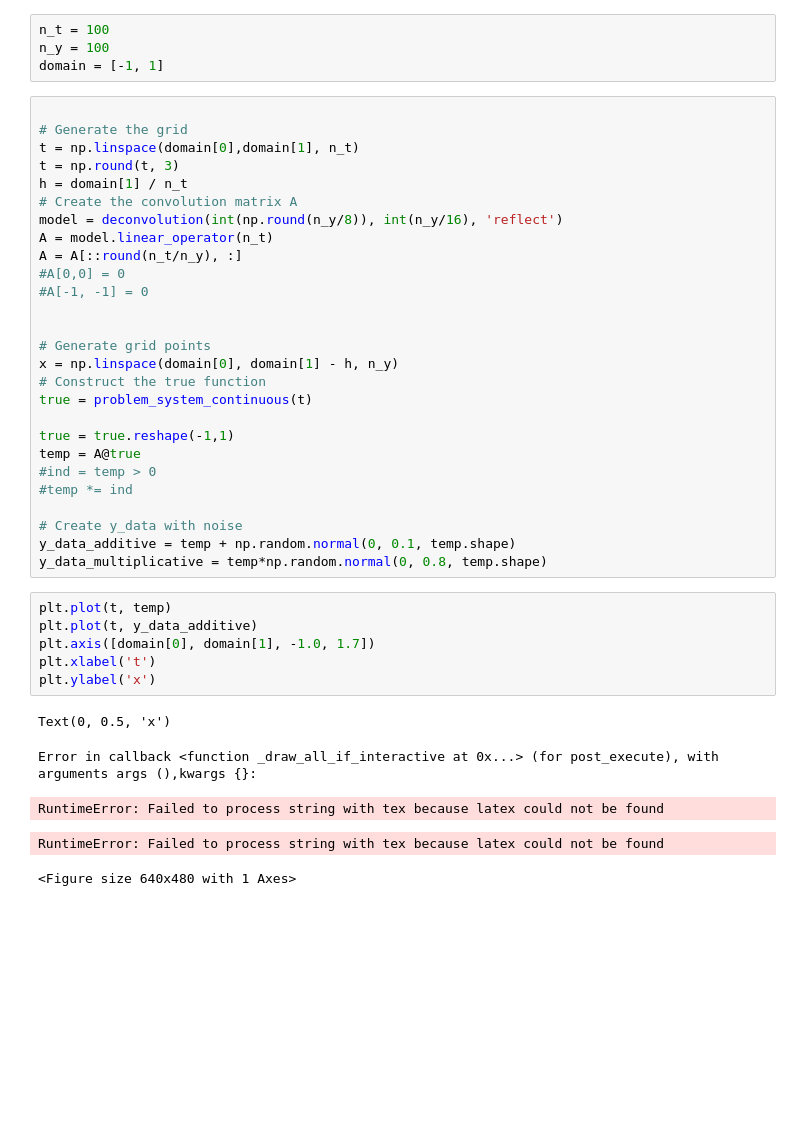
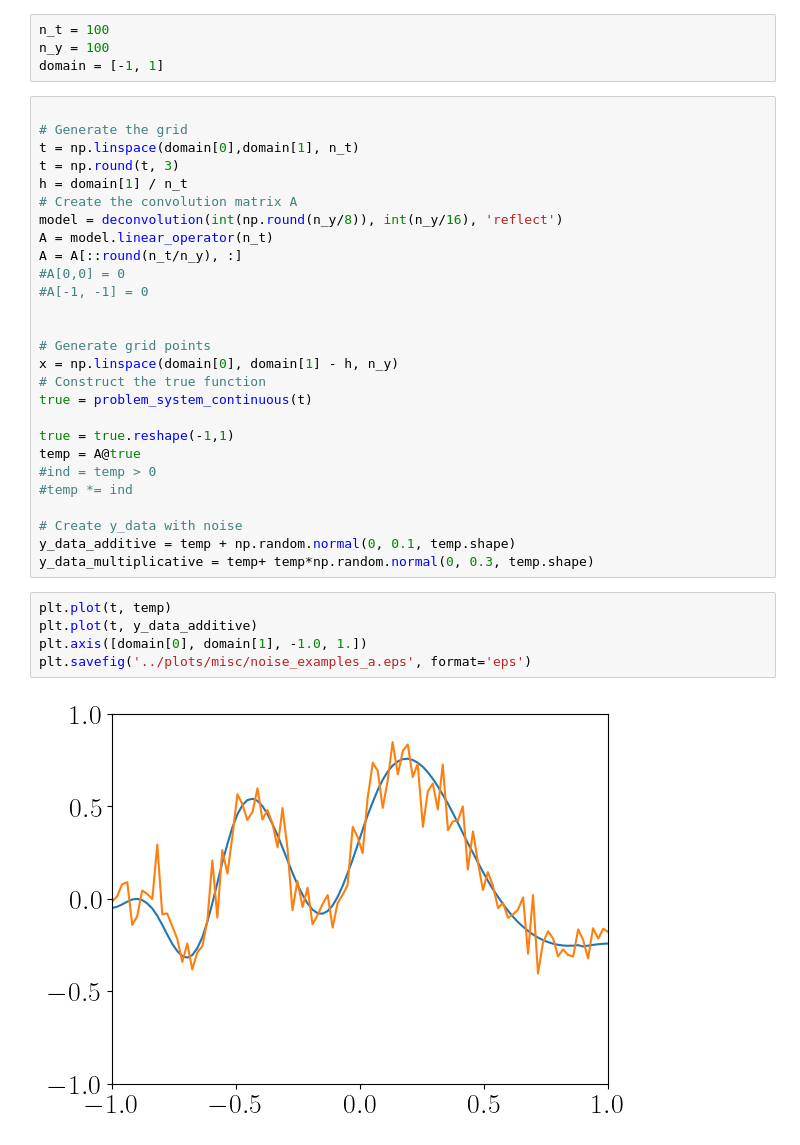
Before and after one commit to akseliekseli/Bayesian-Neural-Networks-with-Stochastic-Variational-Inference-in-Inverse-Problems, a Jupyter notebook: codes/noise_examples.ipynb, the cells around one changed output. Drawn from its saved outputs; the diff is of its cells as text; blank space fills up the shorter version.

```diff
--- a/codes/noise_examples.ipynb
+++ b/codes/noise_examples.ipynb
@@ -52,19 +96,14 @@ temp = A@true
 
 # Create y_data with noise
 y_data_additive = temp + np.random.normal(0, 0.1, temp.shape)
-y_data_multiplicative = temp*np.random.normal(0, 0.8, temp.shape)
+y_data_multiplicative = temp+ temp*np.random.normal(0, 0.3, temp.shape)
 # %%
 plt.plot(t, temp)
 plt.plot(t, y_data_additive)
-plt.axis([domain[0], domain[1], -1.0, 1.7])
-plt.xlabel('t')
-plt.ylabel('x')
+plt.axis([domain[0], domain[1], -1.0, 1.])
+plt.savefig('../plots/misc/noise_examples_a.eps', format='eps')
 # %% [output]
-Text(0, 0.5, 'x')
-Error in callback <function _draw_all_if_interactive at 0x...> (for post_execute), with arguments args (),kwargs {}:
-RuntimeError: Failed to process string with tex because latex could not be found
-RuntimeError: Failed to process string with tex because latex could not be found
-<Figure size 640x480 with 1 Axes>
+[figure, added]
 # %%
 plt.plot(t, temp)
 plt.plot(t, y_data_multiplicative)
```
Also changed, not shown: parts of 5 cells of this notebook, 5 other files.
